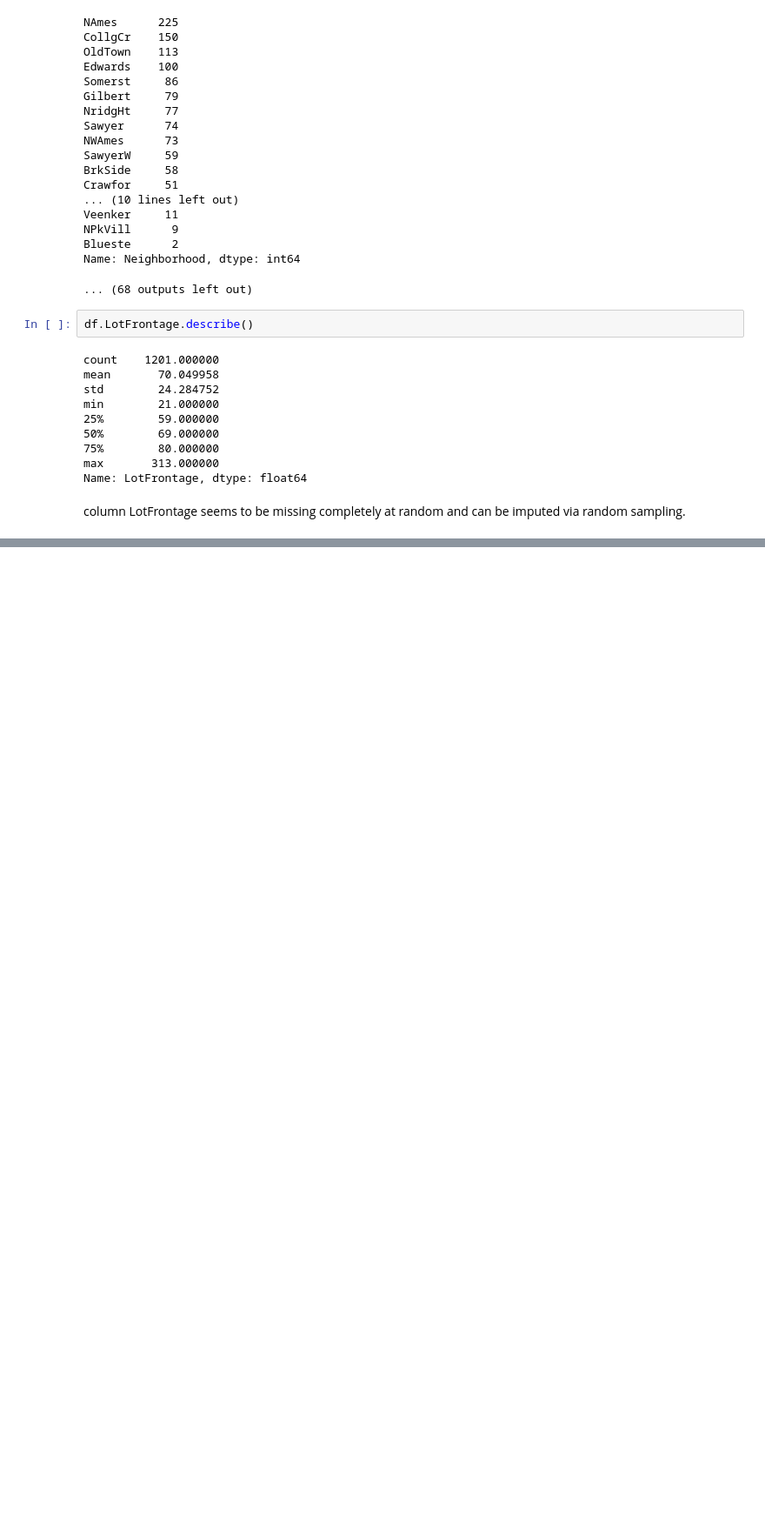
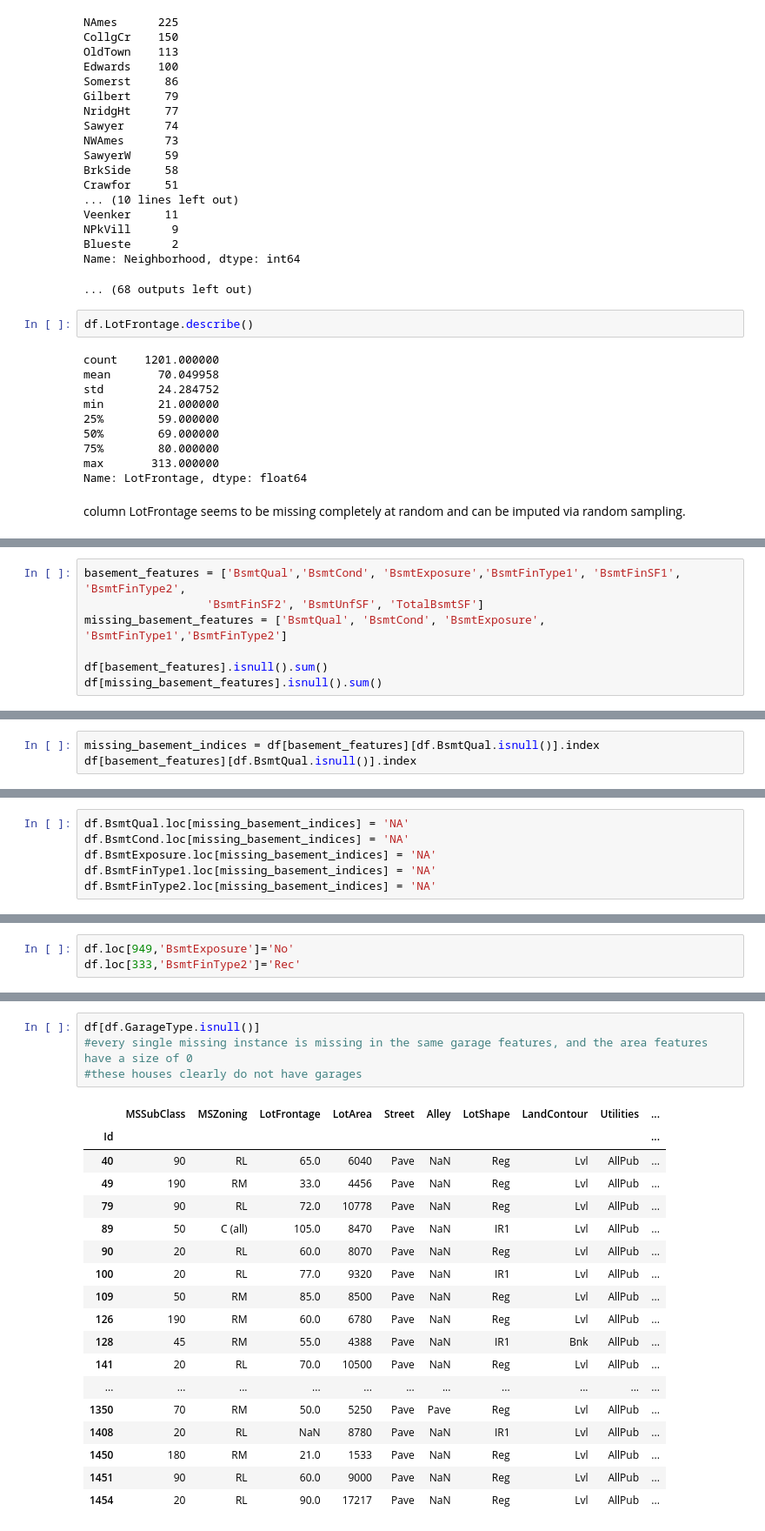
Before and after one commit to jimmy-jing/housing_ml, a Jupyter notebook: jj_first_run.ipynb, the cells around one changed output, grey strips where cells are left out. Shown at 87% size. Cells and saved outputs as stored; diff of their text form; blank space fills up the shorter version.

```diff
--- a/jj_first_run.ipynb
+++ b/jj_first_run.ipynb
@@ -378,0 +522,7 @@ FILE
+# %%
+basement_features = ['BsmtQual','BsmtCond', 'BsmtExposure','BsmtFinType1', 'BsmtFinSF1', 'BsmtFinType2',
+                  'BsmtFinSF2', 'BsmtUnfSF', 'TotalBsmtSF']
+missing_basement_features = ['BsmtQual', 'BsmtCond', 'BsmtExposure', 'BsmtFinType1','BsmtFinType2']
+
+df[basement_features].isnull().sum()
+df[missing_basement_features].isnull().sum()
@@ -378,0 +600,3 @@ FILE
+# %%
+missing_basement_indices = df[basement_features][df.BsmtQual.isnull()].index
+df[basement_features][df.BsmtQual.isnull()].index
@@ -378,0 +605,6 @@ FILE
+# %%
+df.BsmtQual.loc[missing_basement_indices] = 'NA'
+df.BsmtCond.loc[missing_basement_indices] = 'NA'
+df.BsmtExposure.loc[missing_basement_indices] = 'NA'
+df.BsmtFinType1.loc[missing_basement_indices] = 'NA'
+df.BsmtFinType2.loc[missing_basement_indices] = 'NA'
@@ -378,0 +652,3 @@ FILE
+# %%
+df.loc[949,'BsmtExposure']='No'
+df.loc[333,'BsmtFinType2']='Rec'
@@ -378,0 +694,23 @@ FILE
+# %%
+df[df.GarageType.isnull()]
+#every single missing instance is missing in the same garage features, and the area features have a size of 0
+#these houses clearly do not have garages
+# %% [output]
+|  | MSSubClass | MSZoning | LotFrontage | LotArea | Street | Alley | LotShape | LandContour | Utilities | ... |
+| Id |  |  |  |  |  |  |  |  |  | ... |
+| 40 | 90 | RL | 65.0 | 6040 | Pave | NaN | Reg | Lvl | AllPub | ... |
+| 49 | 190 | RM | 33.0 | 4456 | Pave | NaN | Reg | Lvl | AllPub | ... |
+| 79 | 90 | RL | 72.0 | 10778 | Pave | NaN | Reg | Lvl | AllPub | ... |
+| 89 | 50 | C (all) | 105.0 | 8470 | Pave | NaN | IR1 | Lvl | AllPub | ... |
+| 90 | 20 | RL | 60.0 | 8070 | Pave | NaN | Reg | Lvl | AllPub | ... |
+| 100 | 20 | RL | 77.0 | 9320 | Pave | NaN | IR1 | Lvl | AllPub | ... |
+| 109 | 50 | RM | 85.0 | 8500 | Pave | NaN | Reg | Lvl | AllPub | ... |
+| 126 | 190 | RM | 60.0 | 6780 | Pave | NaN | Reg | Lvl | AllPub | ... |
+| 128 | 45 | RM | 55.0 | 4388 | Pave | NaN | IR1 | Bnk | AllPub | ... |
+| 141 | 20 | RL | 70.0 | 10500 | Pave | NaN | Reg | Lvl | AllPub | ... |
+| ... | ... | ... | ... | ... | ... | ... | ... | ... | ... | ... |
+| 1350 | 70 | RM | 50.0 | 5250 | Pave | Pave | Reg | Lvl | AllPub | ... |
+| 1408 | 20 | RL | NaN | 8780 | Pave | NaN | IR1 | Lvl | AllPub | ... |
+| 1450 | 180 | RM | 21.0 | 1533 | Pave | NaN | Reg | Lvl | AllPub | ... |
+| 1451 | 90 | RL | 60.0 | 9000 | Pave | NaN | Reg | Lvl | AllPub | ... |
+| 1454 | 20 | RL | 90.0 | 17217 | Pave | NaN | Reg | Lvl | AllPub | ... |
```
Also changed, not shown: parts of 68 cells of this notebook, 1 other file.
